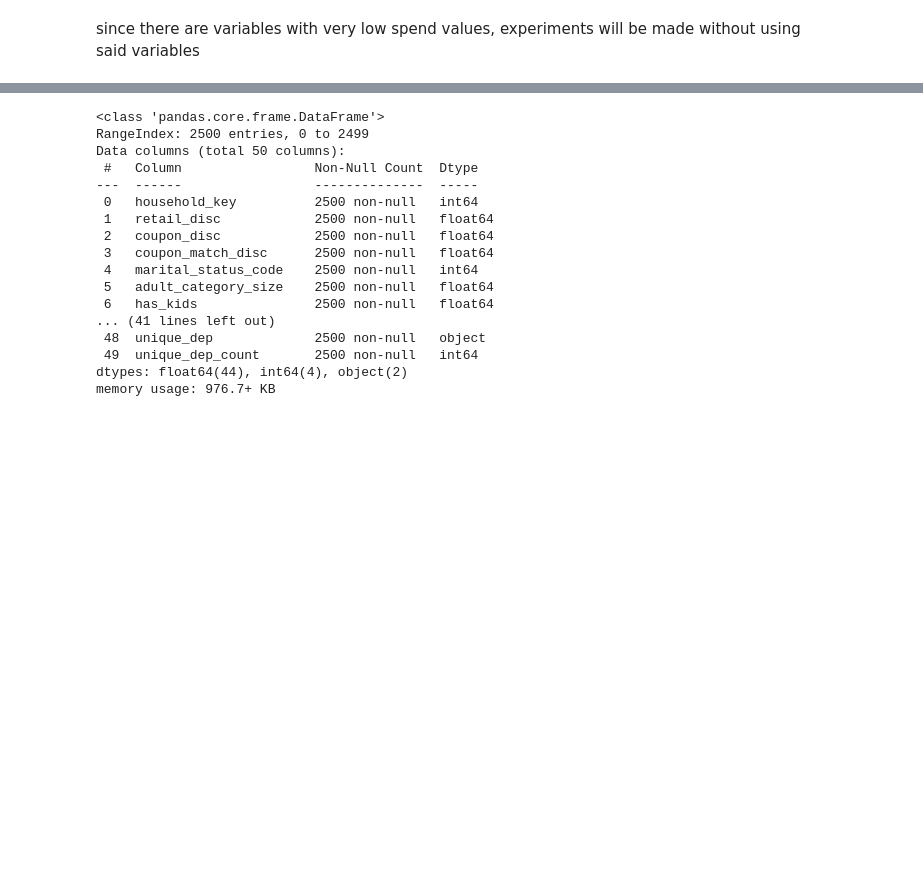
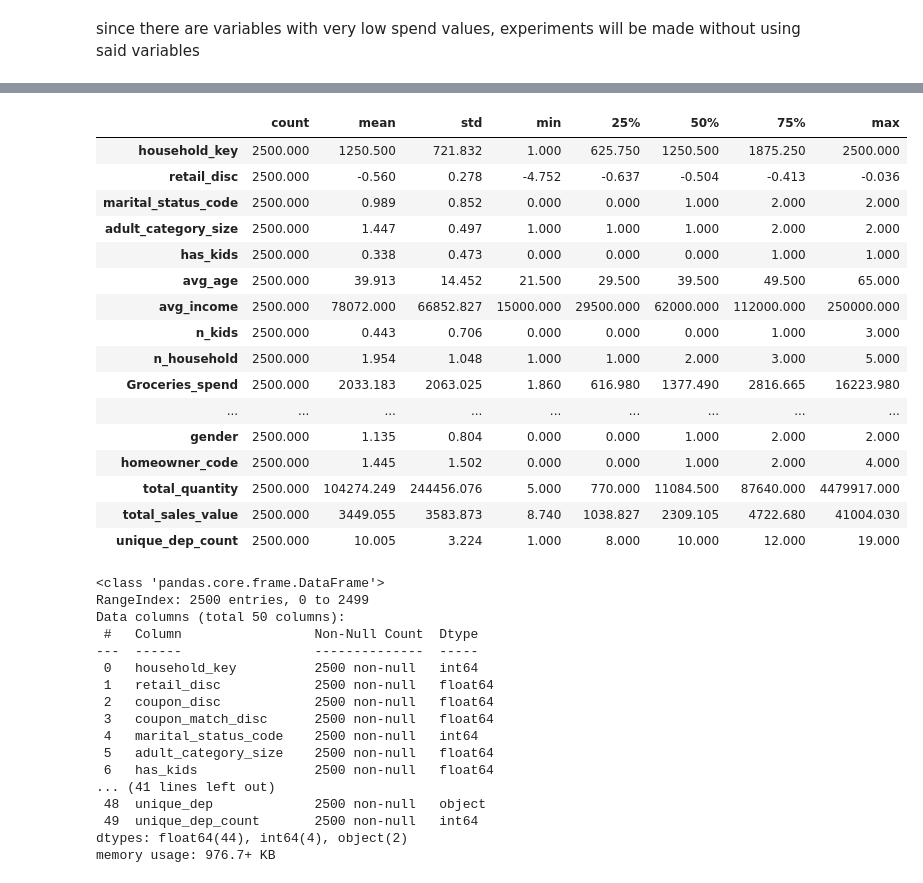
Before and after one commit to antoniooliveira03/Projects, a Jupyter notebook: NTT Project/05_Clustering.ipynb, the cells around one changed output, grey strips where cells are left out. Drawn from its saved outputs; the diff is of its cells as text; code cells hidden in the pictures; blank space fills up the shorter version.

```diff
--- a/NTT Project/05_Clustering.ipynb
+++ b/NTT Project/05_Clustering.ipynb
@@ -63 +42,22 @@ customer_info.describe().T
+# %%
+pd.set_option('display.float_format', '{:.3f}'.format)
+customer_info.describe().T
+# %% [output]
+|  | count | mean | std | min | 25% | 50% | 75% | max |
+| household_key | 2500.000 | 1250.500 | 721.832 | 1.000 | 625.750 | 1250.500 | 1875.250 | 2500.000 |
+| retail_disc | 2500.000 | -0.560 | 0.278 | -4.752 | -0.637 | -0.504 | -0.413 | -0.036 |
+| marital_status_code | 2500.000 | 0.989 | 0.852 | 0.000 | 0.000 | 1.000 | 2.000 | 2.000 |
+| adult_category_size | 2500.000 | 1.447 | 0.497 | 1.000 | 1.000 | 1.000 | 2.000 | 2.000 |
+| has_kids | 2500.000 | 0.338 | 0.473 | 0.000 | 0.000 | 0.000 | 1.000 | 1.000 |
+| avg_age | 2500.000 | 39.913 | 14.452 | 21.500 | 29.500 | 39.500 | 49.500 | 65.000 |
+| avg_income | 2500.000 | 78072.000 | 66852.827 | 15000.000 | 29500.000 | 62000.000 | 112000.000 | 250000.000 |
+| n_kids | 2500.000 | 0.443 | 0.706 | 0.000 | 0.000 | 0.000 | 1.000 | 3.000 |
+| n_household | 2500.000 | 1.954 | 1.048 | 1.000 | 1.000 | 2.000 | 3.000 | 5.000 |
+| Groceries_spend | 2500.000 | 2033.183 | 2063.025 | 1.860 | 616.980 | 1377.490 | 2816.665 | 16223.980 |
+| ... | ... | ... | ... | ... | ... | ... | ... | ... |
+| gender | 2500.000 | 1.135 | 0.804 | 0.000 | 0.000 | 1.000 | 2.000 | 2.000 |
+| homeowner_code | 2500.000 | 1.445 | 1.502 | 0.000 | 0.000 | 1.000 | 2.000 | 4.000 |
+| total_quantity | 2500.000 | 104274.249 | 244456.076 | 5.000 | 770.000 | 11084.500 | 87640.000 | 4479917.000 |
+| total_sales_value | 2500.000 | 3449.055 | 3583.873 | 8.740 | 1038.827 | 2309.105 | 4722.680 | 41004.030 |
+| unique_dep_count | 2500.000 | 10.005 | 3.224 | 1.000 | 8.000 | 10.000 | 12.000 | 19.000 |
 # %%
```
Also changed, not shown: parts of 7 cells of this notebook, 3 other files.
